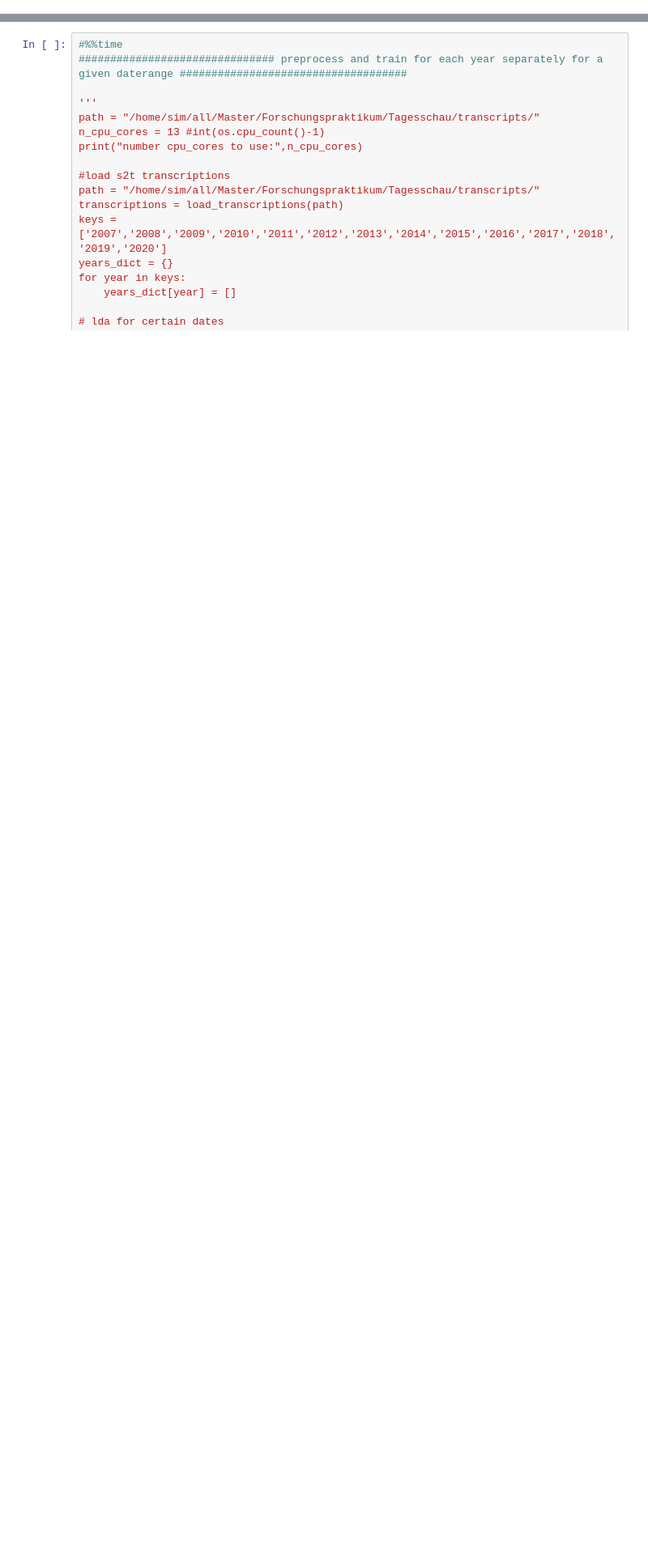
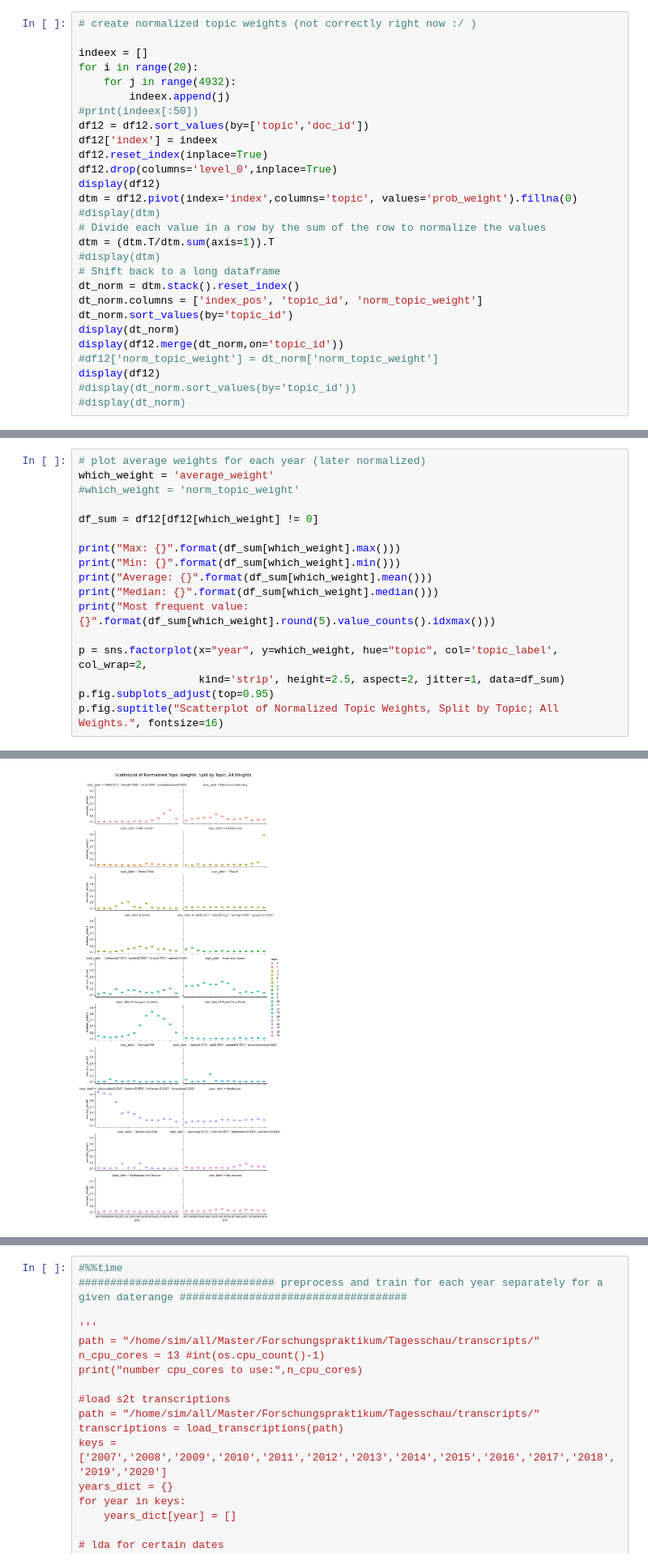
Before and after one commit to timurbachschi/Topic-Analysis-for-Tagesschau-data, a Jupyter notebook: topicModeling.ipynb, the cells around one changed output, grey strips where cells are left out. Shown at 81% size. Cells and saved outputs as stored; diff of their text form; blank space fills up the shorter version.

Commit message:
topic modeling tidy and plot of avg weights for specific of 20 topics

```diff
--- a/topicModeling.ipynb
+++ b/topicModeling.ipynb
@@ -520,0 +668,28 @@ done
+# %%
+# create normalized topic weights (not correctly right now :/ )
+
+indeex = []
+for i in range(20):
+    for j in range(4932):
+        indeex.append(j)
+#print(indeex[:50])
+df12 = df12.sort_values(by=['topic','doc_id'])
+df12['index'] = indeex
+df12.reset_index(inplace=True)
+df12.drop(columns='level_0',inplace=True)
+display(df12)
+dtm = df12.pivot(index='index',columns='topic', values='prob_weight').fillna(0)
+#display(dtm)
+# Divide each value in a row by the sum of the row to normalize the values
+dtm = (dtm.T/dtm.sum(axis=1)).T
+#display(dtm)
+# Shift back to a long dataframe
+dt_norm = dtm.stack().reset_index()
+dt_norm.columns = ['index_pos', 'topic_id', 'norm_topic_weight']
+dt_norm.sort_values(by='topic_id')
+display(dt_norm)
+display(df12.merge(dt_norm,on='topic_id'))
+#df12['norm_topic_weight'] = dt_norm['norm_topic_weight']
+display(df12)
+#display(dt_norm.sort_values(by='topic_id'))
+#display(dt_norm)
@@ -520,0 +732,18 @@ done
+# %%
+# plot average weights for each year (later normalized)
+which_weight = 'average_weight'
+#which_weight = 'norm_topic_weight'
+
+df_sum = df12[df12[which_weight] != 0]
+
+print("Max: {}".format(df_sum[which_weight].max()))
+print("Min: {}".format(df_sum[which_weight].min()))
+print("Average: {}".format(df_sum[which_weight].mean()))
+print("Median: {}".format(df_sum[which_weight].median()))
+print("Most frequent value: {}".format(df_sum[which_weight].round(5).value_counts().idxmax()))
+
+p = sns.factorplot(x="year", y=which_weight, hue="topic", col='topic_label', col_wrap=2,
+                   kind='strip', height=2.5, aspect=2, jitter=1, data=df_sum)
+p.fig.subplots_adjust(top=0.95)
+p.fig.suptitle("Scatterplot of Normalized Topic Weights, Split by Topic; All Weights.", fontsize=16)
+# %% [output]
@@ -520,0 +756 @@ done
+[figure, added]
```
Also changed, not shown: parts of 23 cells of this notebook.
